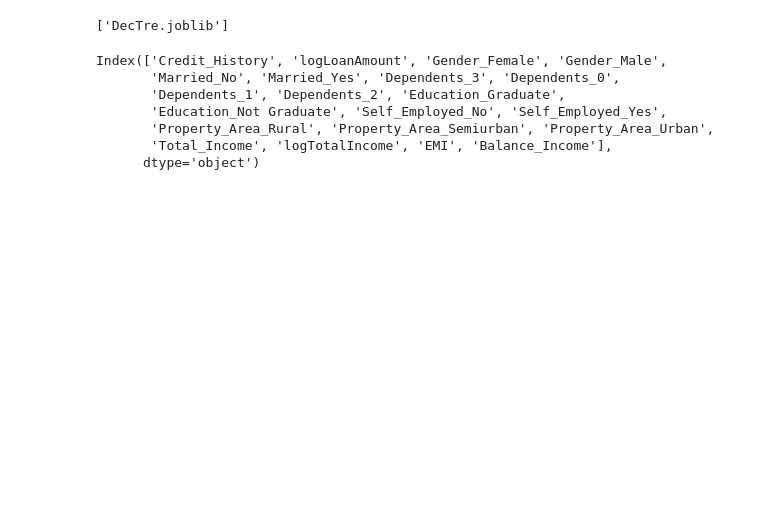
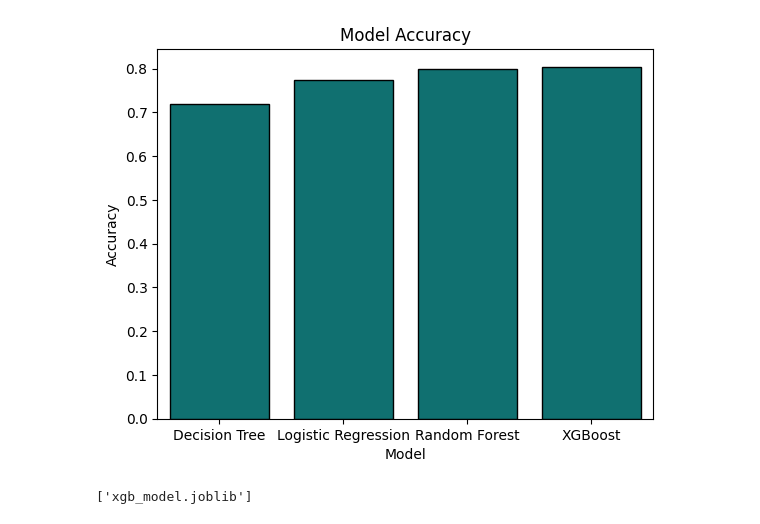
Before and after one commit to zar373/Loan_Prediction, a Jupyter notebook: Loan_Prediction_2.ipynb, the cells around one changed output. Saved outputs shown, nothing was run; the diff lists cells and outputs as text; code cells hidden in the pictures; blank space fills up the shorter version.

```diff
--- a/Loan_Prediction_2.ipynb
+++ b/Loan_Prediction_2.ipynb
@@ -31,6 +38,7 @@ y= trainm.Loan_Status
 X_train, X_test, y_train, y_test = train_test_split(X, y, test_size= 0.3)
 # %%
 i= 1
+LogReg_acc= []
 kf= StratifiedKFold(n_splits= 5, random_state=1, shuffle= True)
 for train_index, test_index in kf.split(X, y):
   print('\n{}  of kfold{}'.format(i, kf.n_splits))
@@ -41,9 +49,15 @@ for train_index, test_index in kf.split(X, y):
   LogReg.fit(xtr, ytr)
   pred_test= LogReg.predict(xvl)
   score= metrics.accuracy_score(yvl, pred_test)
+  LogReg_acc.append(score)
   print('accuracy score', score)
   i +=1
   pred_test= LogReg.predict(testm)
+
+LogReg_acc= np.array(LogReg_acc)
+LogReg_accm= LogReg_acc.mean()
+model_acc.append(LogReg_accm)
+print(LogReg_accm)
 # %% [output]
 1  of kfold5
 accuracy score 0.7967479674796748
@@ -63,6 +78,7 @@ accuracy score 0.7950819672131147
 from sklearn import tree
 
 i= 1
+DecTre_acc= []
 kf= StratifiedKFold(n_splits= 5, random_state= 1, shuffle= True)
 for train_index, test_index in kf.split(X, y):
   print("\n{} of fold {}".format(i, kf.n_splits))
@@ -73,10 +89,16 @@ for train_index, test_index in kf.split(X, y):
   DecTre.fit(xtr, ytr)
   pred_test= DecTre.predict(xvl)
   score= metrics.accuracy_score(yvl, pred_test)
+  DecTre_acc.append(score)
   print('accuracy score', score)
   i +=1
   pred_test= DecTre.predict(testm)
   # print(pred_test)
+
+DecTre_acc= np.array(DecTre_acc)
+DecTre_accm= DecTre_acc.mean()
+model_acc.append(DecTre_accm)
+print(DecTre_accm)
 # %% [output]
 1 of fold 5
 accuracy score 0.7723577235772358
@@ -97,0 +301,21 @@ accuracy score 0.7723577235772358
+# %%
+i=1
+xgb_acc= []
+kf =StratifiedKFold(n_splits=5, shuffle= True, random_state= 1)
+for train_index, test_index in kf.split(X,y):
+  print('\n{} of KFold{}'.format(i, kf.n_splits))
+  xtr, xvl= X.loc[train_index], X.loc[test_index]
+  ytr, yvl= y[train_index], y[test_index]
+  xgb_model= XGBClassifier(random_state= 1, n_estimators= 61, max_depth=1 )
+  xgb_model.fit(xtr, ytr)
+  pred_test_1= xgb_model.predict(xvl)
+  score_1= metrics.accuracy_score(yvl, pred_test_1)
+  xgb_acc.append(score_1)
+  print('accuracy score', score_1)
+  i+=1
+  pred_test= xgb_model.predict(testm)
+
+xgb_acc= np.array(xgb_acc)
+xgb_accm= xgb_acc.mean()
+model_acc.append(xgb_accm)
+print(xgb_accm)
@@ -98,17 +338,21 @@ accuracy score 0.7723577235772358
+# %%
+model= ["Logistic Regression", "Decision Tree", "Random Forest", "XGBoost"]
+mod_df= pd.DataFrame({'Model': model, 'Accuracy': model_acc})
+mod_df.sort_values(by= 'Accuracy', ascending= True, inplace= True)
+
+sns.barplot(x= 'Model', y= 'Accuracy', data= mod_df, color= 'teal', edgecolor= 'black')
+plt.title('Model Accuracy')
+plt.xlabel('Model')
+plt.ylabel('Accuracy')
+plt.show()
+# %% [output]
+[figure, added]
 # %%
 import joblib
 # %%
 joblib.dump(LogReg, "LogReg.joblib")
 joblib.dump(DecTre, "DecTre.joblib")
+joblib.dump(RandFor_model, "RandFor_model.joblib")
+joblib.dump(xgb_model, "xgb_model.joblib")
 # %% [output]
-['DecTre.joblib']
+['xgb_model.joblib']
-# %%
-X.columns
-# %% [output]
-Index(['Credit_History', 'logLoanAmount', 'Gender_Female', 'Gender_Male',
-       'Married_No', 'Married_Yes', 'Dependents_3', 'Dependents_0',
-       'Dependents_1', 'Dependents_2', 'Education_Graduate',
-       'Education_Not Graduate', 'Self_Employed_No', 'Self_Employed_Yes',
-       'Property_Area_Rural', 'Property_Area_Semiurban', 'Property_Area_Urban',
-       'Total_Income', 'logTotalIncome', 'EMI', 'Balance_Income'],
-      dtype='object')
```
Also changed, not shown: parts of 21 cells of this notebook.
